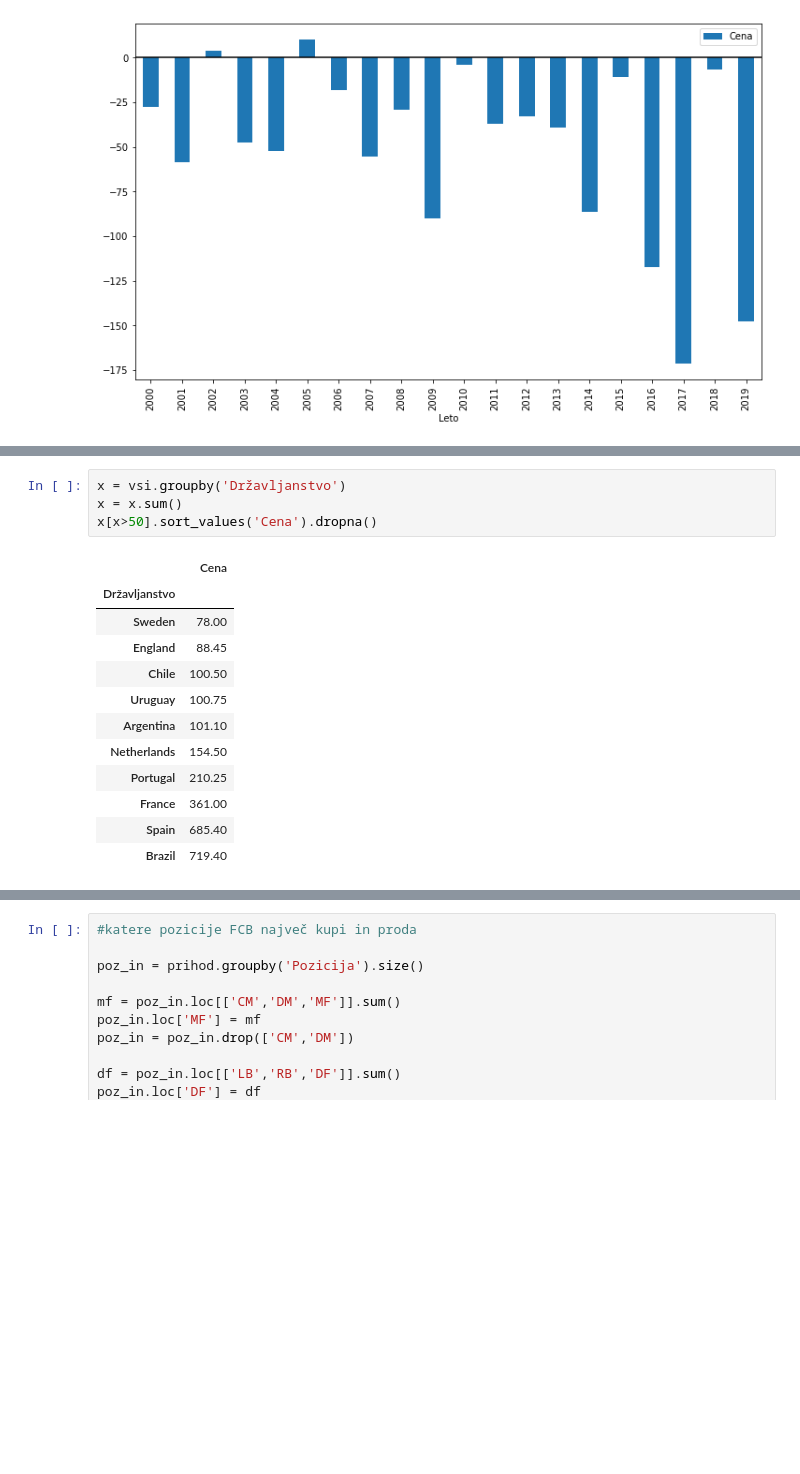
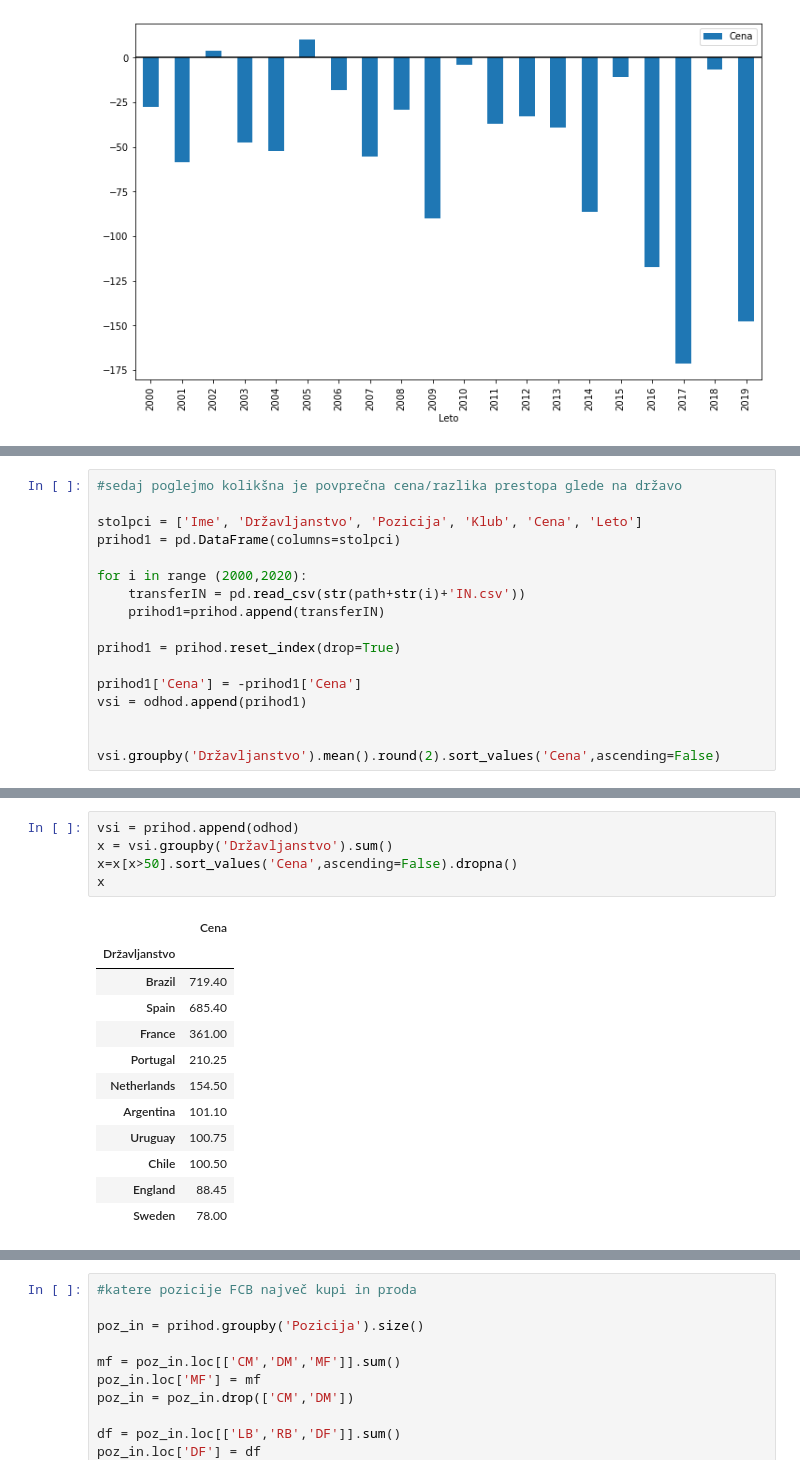
Before and after one commit to Marsovc1/Projektna-naloga-PROG1, a Jupyter notebook: analiza.ipynb, the cells around one changed output, grey strips where cells are left out. Cells and saved outputs as stored; diff of their text form; blank space fills up the shorter version.

```diff
--- a/analiza.ipynb
+++ b/analiza.ipynb
@@ -156,0 +150,17 @@ avg.rename(columns={0: "Razlika povprečnih vrednosti prestopov v Mio.€"})
+# %%
+#sedaj poglejmo kolikšna je povprečna cena/razlika prestopa glede na državo
+
+stolpci = ['Ime', 'Državljanstvo', 'Pozicija', 'Klub', 'Cena', 'Leto']
+prihod1 = pd.DataFrame(columns=stolpci)
+
+for i in range (2000,2020):
+    transferIN = pd.read_csv(str(path+str(i)+'IN.csv'))
+    prihod1=prihod.append(transferIN)
+
+prihod1 = prihod.reset_index(drop=True)
+
+prihod1['Cena'] = -prihod1['Cena']
+vsi = odhod.append(prihod1)
+
+
+vsi.groupby('Državljanstvo').mean().round(2).sort_values('Cena',ascending=False)
@@ -189,17 +220,18 @@ x[št_prestopov>=10].sort_values('Cena')
 # %%
-x = vsi.groupby('Državljanstvo')
-x = x.sum()
-x[x>50].sort_values('Cena').dropna()
+vsi = prihod.append(odhod)
+x = vsi.groupby('Državljanstvo').sum()
+x=x[x>50].sort_values('Cena',ascending=False).dropna()
+x
 # %% [output]
 |  | Cena |
 | Državljanstvo |  |
+| Brazil | 719.40 |
+| Spain | 685.40 |
+| France | 361.00 |
+| Portugal | 210.25 |
+| Netherlands | 154.50 |
+| Argentina | 101.10 |
+| Uruguay | 100.75 |
+| Chile | 100.50 |
+| England | 88.45 |
 | Sweden | 78.00 |
-| England | 88.45 |
-| Chile | 100.50 |
-| Uruguay | 100.75 |
-| Argentina | 101.10 |
-| Netherlands | 154.50 |
-| Portugal | 210.25 |
-| France | 361.00 |
-| Spain | 685.40 |
-| Brazil | 719.40 |
```
Also changed, not shown: parts of 14 cells of this notebook, 11 other files.
